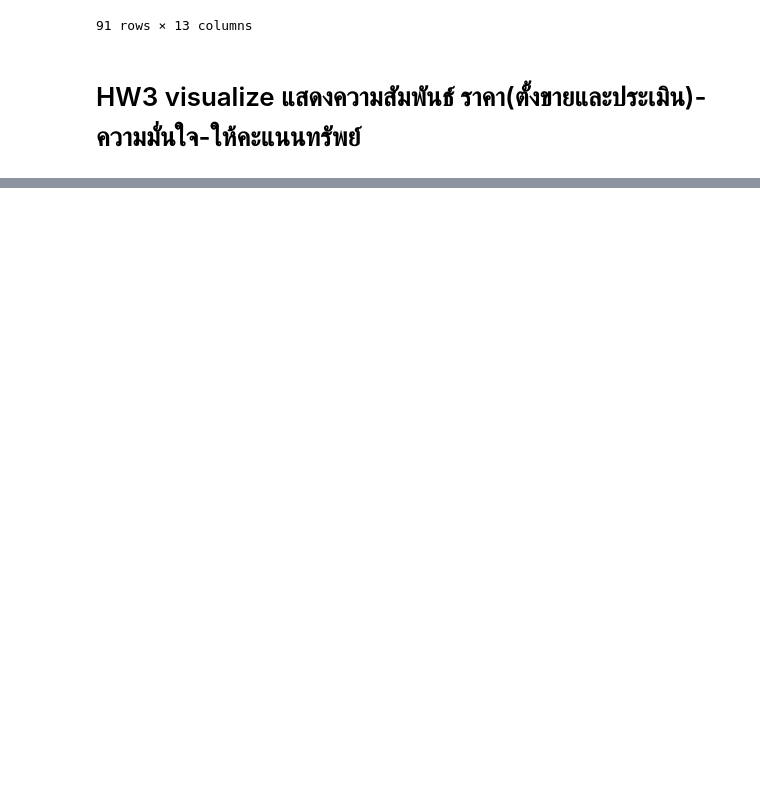
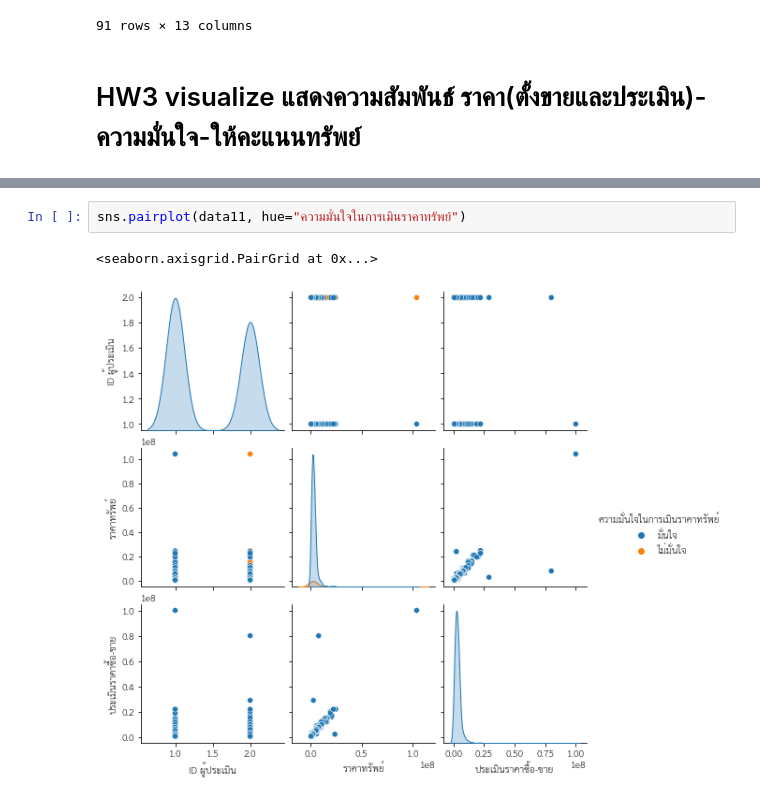
Before and after one commit to kumoromilee/bsc_dpdm22, a Jupyter notebook: [dataprep]_property_estimator.ipynb, the cells around one changed output, grey strips where cells are left out. Saved outputs shown, nothing was run; the diff lists cells and outputs as text; blank space fills up the shorter version.

```diff
--- a/[dataprep]_property_estimator.ipynb
+++ b/[dataprep]_property_estimator.ipynb
@@ -1233,0 +1275,5 @@ ido2_d.sort_values(by=['check2'],ascending=False)
+# %%
+sns.pairplot(data11, hue="ความมั่นใจในการเมินราคาทรัพย์")
+# %% [output]
+<seaborn.axisgrid.PairGrid at 0x...>
+[figure, added]
```
Also changed, not shown: parts of 34 cells of this notebook.
